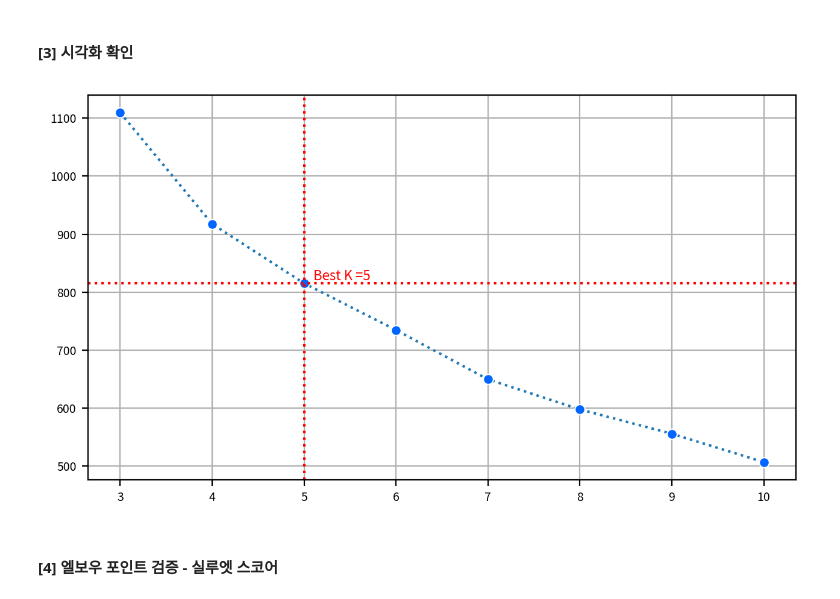
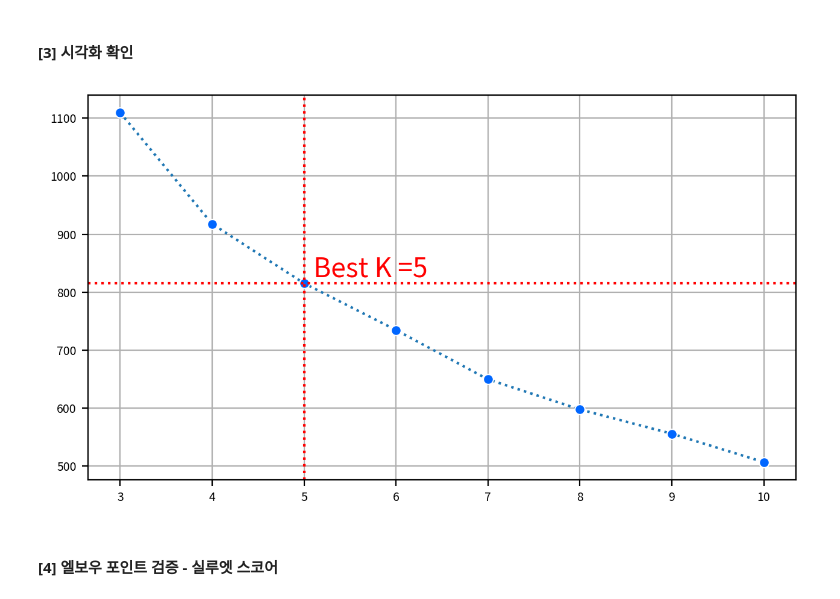
Before and after one commit to BoheeJeong/Machine_learning, a Jupyter notebook: [LAB 05] 비지도 학습 - 구매 패턴 기반 고객 군집 분석과 페르소나 도출/00.PBT_구매 패턴 기반 고객 군집 분석과 페르소나 도출.ipynb, the cells around one changed output. Cells and saved outputs as stored; diff of their text form; code cells hidden in the pictures.

```diff
--- a/[LAB 05] 비지도 학습 - 구매 패턴 기반 고객 군집 분석과 페르소나 도출/00.PBT_구매 패턴 기반 고객 군집 분석과 페르소나 도출.ipynb
+++ b/[LAB 05] 비지도 학습 - 구매 패턴 기반 고객 군집 분석과 페르소나 도출/00.PBT_구매 패턴 기반 고객 군집 분석과 페르소나 도출.ipynb
@@ -538,3 +538,16 @@ plt.show()               # 그래프 화면 출력
 plt.close()              # 그래프 작업 종료
 # %% [output]
 [figure]
+# %%
+from scipy.stats import spearmanr
+
+# 1) 스피어만 상관계수 + p-value 계산
+cols = ['Fresh', 'Milk', 'Grocery', 'Frozen','Detergents_Paper','Delicassen']
+
+corr, pvals = spearmanr(df_corr[cols])
+
+spearman_corr = pd.DataFrame(corr,  index=cols, columns=cols)
+spearman_pval = pd.DataFrame(pvals, index=cols, columns=cols)
+
+display(spearman_corr.round(3))   # 상관계수
+display(spearman_pval.round(4))   # p-value
@@ -540,0 +569,24 @@ plt.close()              # 그래프 작업 종료
+# %%
+alpha = 0.05
+
+records = []
+for i in range(len(cols)):
+    for j in range(i + 1, len(cols)):  # 위쪽 삼각형만
+        v1, v2 = cols[i], cols[j]
+        r = spearman_corr.loc[v1, v2]
+        p = spearman_pval.loc[v1, v2]
+        records.append({
+            "변수1": v1,
+            "변수2": v2,
+            "Spearman_r": r,
+            "p_value": p,
+            "유의여부(α=0.05)": "유의" if p < alpha else "불유의"
+        })
+
+corr_result_df = (
+    pd.DataFrame(records)
+      .sort_values("p_value")
+      .reset_index(drop=True)
+)
+
+display(corr_result_df)
@@ -723,8 +791,8 @@ PCA 축은 해석 가능한 “실제 변수”가 아니라 선형 결합된
 # %% [markdown]
 #### 차원 축소 수행
 # %%
-estimator = PCA(n_components=0.8 , random_state=52)
-pca = estimator.fit_transform(sdf_log)
+pca_estimator = PCA(n_components=0.8 , random_state=52)
+pca = pca_estimator.fit_transform(sdf_log)
 
 n=pca.shape[1]
 cols = [f'PC{i+1}' for i in range(n)]
@@ -951,35 +1038,35 @@ fig, ax = plt.subplots(rows, cols, figsize=figsize, dpi=my_dpi)
 # 2) Line Plot 그리기
 sb.lineplot(x=klist,
             y=inertia,
             linestyle =':',
             marker ='o',
             markerfacecolor ='#0066ff' ,
             markeredgecolor='#ffffff')
 
 #엘보우 포인트 표시
 ax.axvline(x=best_k,color='red',linestyle=':')
 ax.axhline(y=best_y,color='red',linestyle=':')
 ax.text(
   best_k + 0.1,
    best_y + 0.1,
   'Best K =%d' % best_k,
-  fontsize=8,
+  fontsize=16,
   ha='left',
   va='bottom',
   color='r'
 
 )
 
 
 # 3) 그래프 꾸미기
 ax.grid(True)                 # 배경 격자 표시/숨김
 
 # 4) 출력
 plt.tight_layout()            # 여백 제거
 plt.show()                    # 그래프 화면 출력
 plt.close()                   # 그래프 작업 종료
 # %% [output]
-[figure, old version]
+[figure, new version]
 # %% [markdown]
 #### [4] 엘보우 포인트 검증 - 실루엣 스코어
 # %% [markdown]
```
Also changed, not shown: parts of 9 cells of this notebook, 12 other files.
